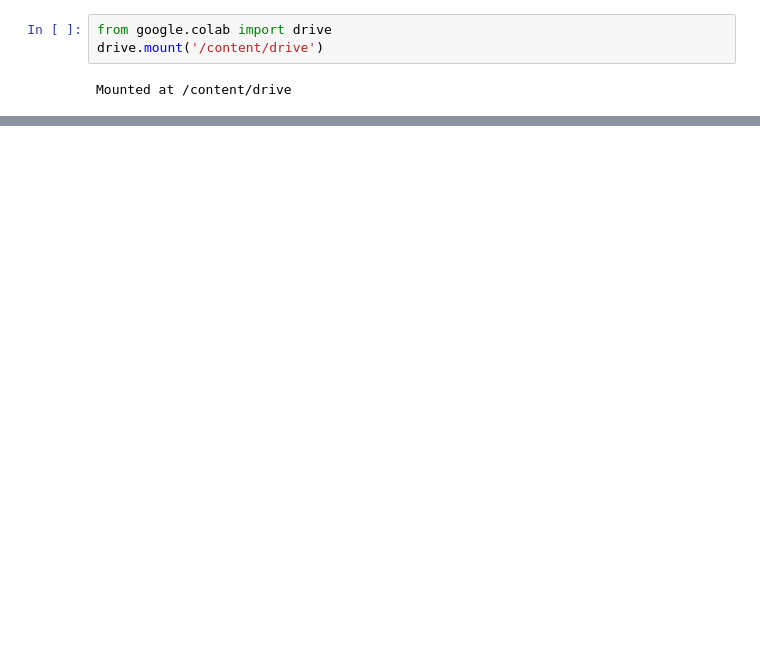
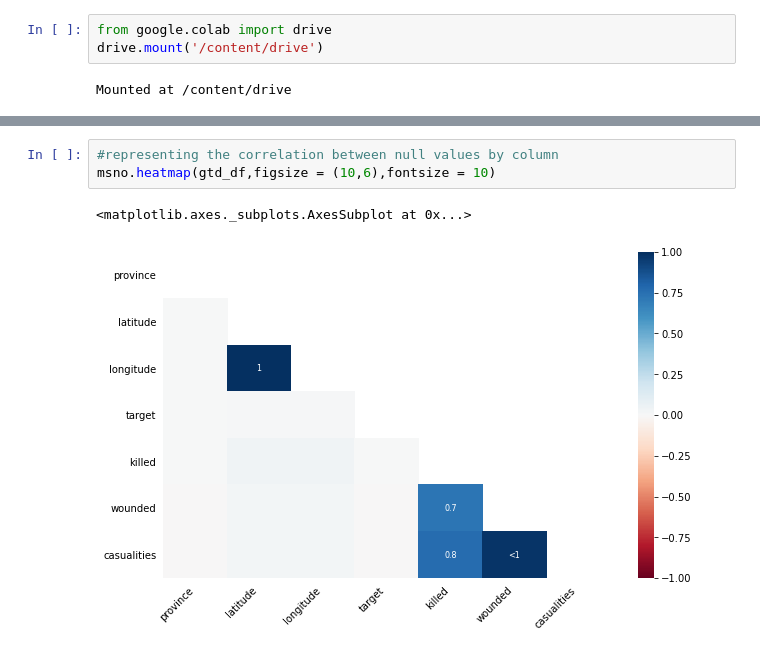
Before and after one commit to skaty5678/Global-Terrorism-Analysis, a Jupyter notebook: Global_Terrorism_Analysis_SANJEEV_KUMAR_THAKUR_.ipynb, the cells around one changed output, grey strips where cells are left out. Drawn from its saved outputs; the diff is of its cells as text; blank space fills up the shorter version.

```diff
--- a/Global_Terrorism_Analysis_SANJEEV_KUMAR_THAKUR_.ipynb
+++ b/Global_Terrorism_Analysis_SANJEEV_KUMAR_THAKUR_.ipynb
@@ -80,0 +270,6 @@ gtd_df.tail()
+# %%
+#representing the correlation between null values by column
+msno.heatmap(gtd_df,figsize = (10,6),fontsize = 10)
+# %% [output]
+<matplotlib.axes._subplots.AxesSubplot at 0x...>
+[figure, added]
```
Also changed, not shown: parts of 23 cells of this notebook.
